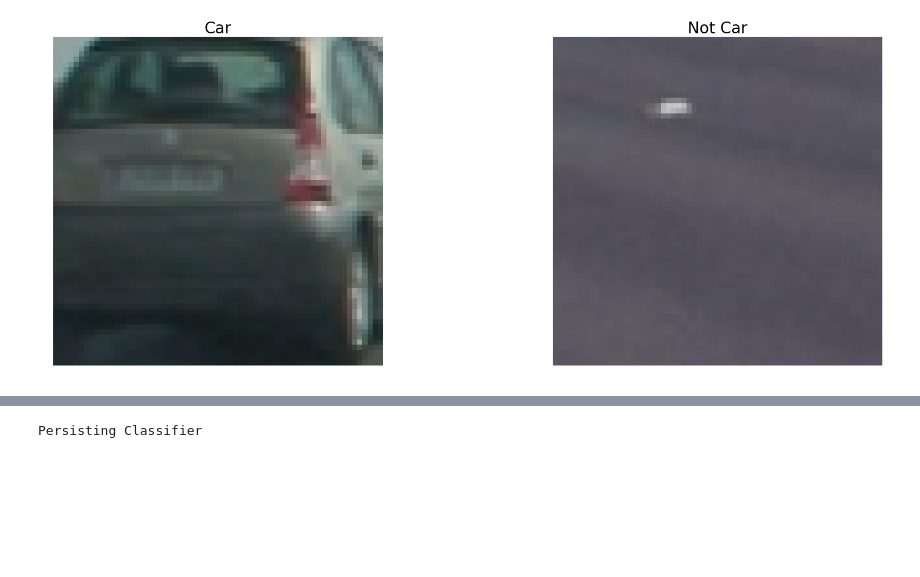
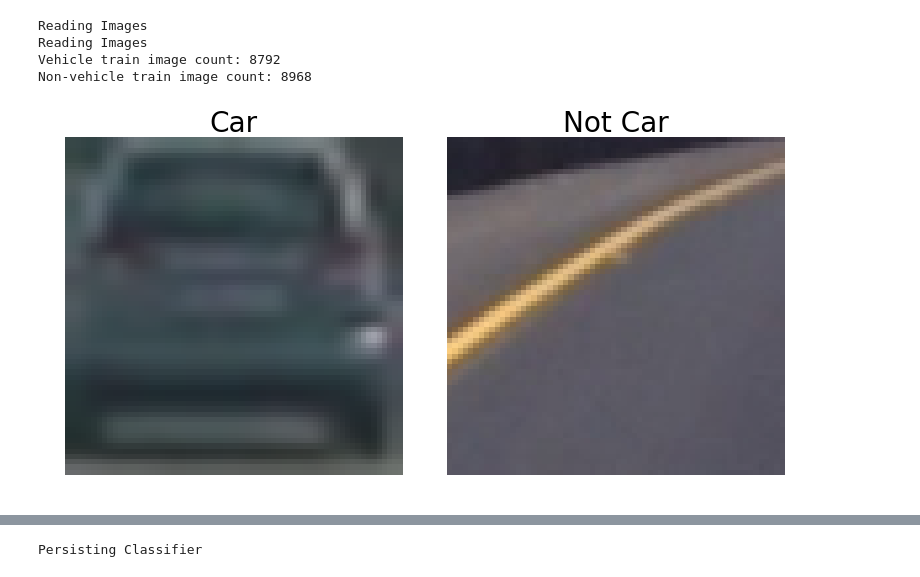
Before and after one commit to duvitech/CarND-Vehicle-Detection, a Jupyter notebook: building_pipeline.ipynb, the cells around one changed output, grey strips where cells are left out. Cells and saved outputs as stored; diff of their text form; code cells hidden in the pictures; blank space fills up the shorter version.

```diff
--- a/building_pipeline.ipynb
+++ b/building_pipeline.ipynb
@@ -400,53 +410,28 @@ def find_cars(img, ystart, ystop, scale, svc, X_scaler, orient, pix_per_cell, ce
 # %%
 cars = []
 notcars = []
 
-sample_size = 2000
+cars = readImages('./data_sets/vehicles', '*.png')
+notcars = readImages('./data_sets/non-vehicles', '*.png')
 
-# Divide up into cars and notcars
-img_list = glob.glob('data_sets/non-vehicles/Extras/*.png')
-random.shuffle(img_list)
+print('Vehicle train image count: {}'.format(len(cars)))
+print('Non-vehicle train image count: {}'.format(len(notcars)))
 
-notcars.extend(img_list)
-
-
-img_far_list = glob.glob('data_sets/vehicles/GTI_Far/*.png')
-img_left_list = glob.glob('./data_sets/vehicles/GTI_Left/*.png')
-img_mid_list = glob.glob('./data_sets/vehicles/GTI_MiddleClose/*.png')
-img_right_list = glob.glob('./data_sets/vehicles/GTI_Right/*.png')
-img_kitti_list = glob.glob('./data_sets/vehicles/KITTI_extracted/*.png')
-
-random.shuffle(img_far_list)
-random.shuffle(img_left_list)
-random.shuffle(img_mid_list)
-random.shuffle(img_right_list)
-random.shuffle(img_kitti_list)
-
-cars.extend(img_far_list)
-cars.extend(img_left_list)
-cars.extend(img_mid_list)
-cars.extend(img_right_list)
-cars.extend(img_kitti_list)
-
-random.shuffle(cars)
-
-cars = cars[0:sample_size]
-notcars = notcars[0:sample_size]
-
-car_img = mpimg.imread(cars[0])
-ncar_img = mpimg.imread(notcars[0])
-f, (ax1, ax2) = plt.subplots(1, 2, figsize=(24, 9))
+f, (ax1, ax2) = plt.subplots(1, 2, figsize=(10, 10))
 f.tight_layout()
-ax1.imshow(car_img, cmap='gray')
+ax1.imshow(cars[10])
 ax1.axis('off')
 ax1.set_title('Car', fontsize=28)
-ax2.imshow(ncar_img)
+ax2.imshow(notcars[10])
 ax2.axis('off')
 ax2.set_title('Not Car', fontsize=28)
 plt.subplots_adjust(left=0., right=1, top=0.9, bottom=0.)
-
 plt.savefig('./output_images/sample_images.jpg')
 # %% [output]
+Reading Images
+Reading Images
+Vehicle train image count: 8792
+Non-vehicle train image count: 8968
-[figure, old version]
+[figure, new version]
 # %%
 ### Train the classifier ###
```
Also changed, not shown: parts of 11 cells of this notebook, 11 other files.
